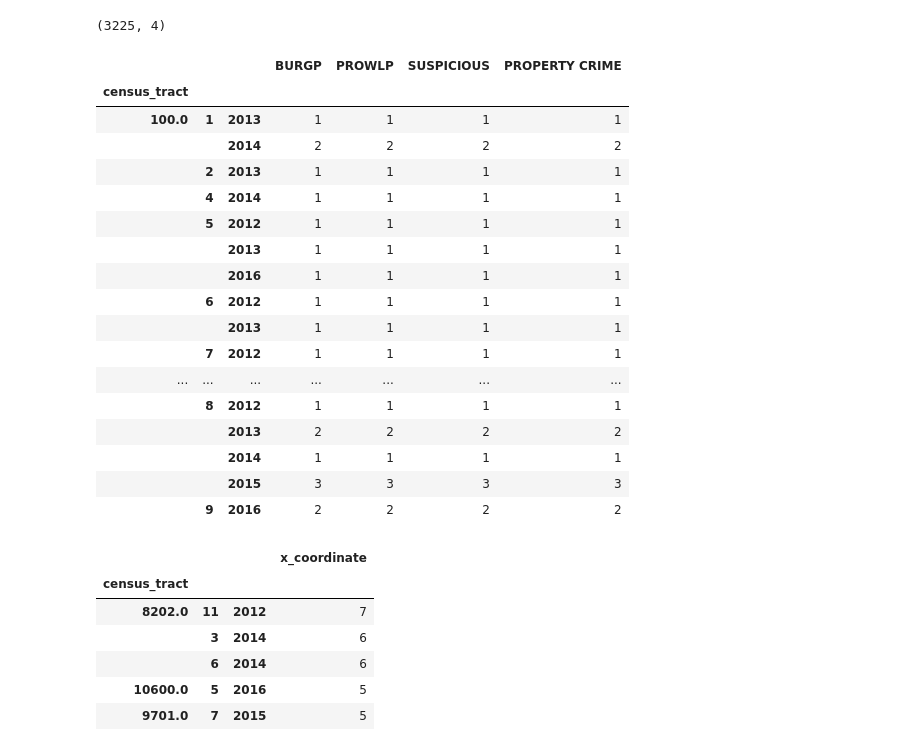
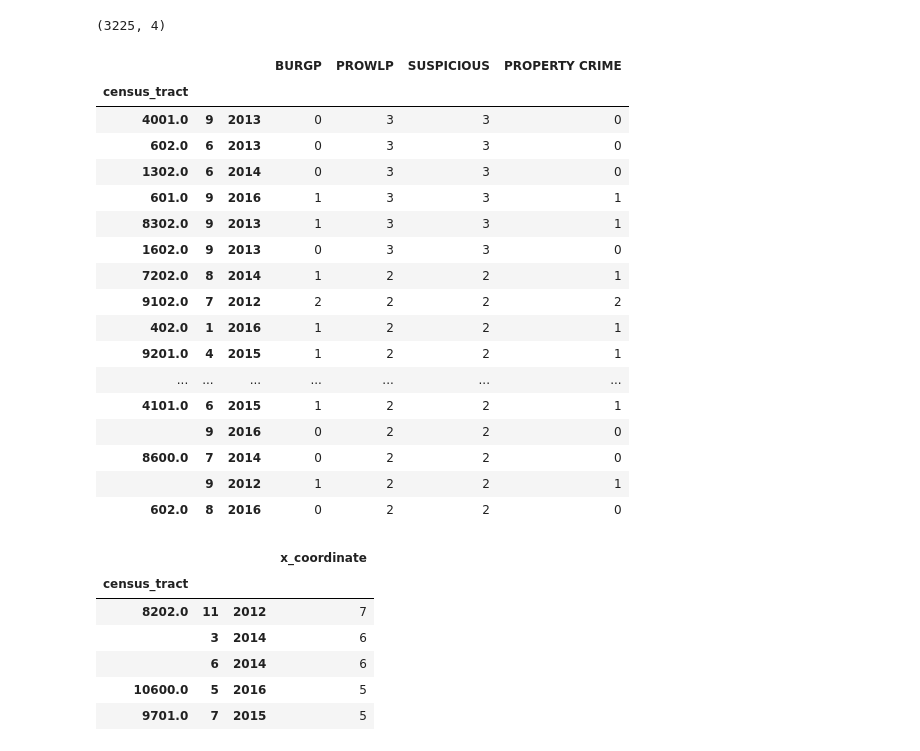
Before and after one commit to joniec/crime_forecasting_challenge, a Jupyter notebook: notebooks/exploratory/Burglary.ipynb, the cells around one changed output. Cells and saved outputs as stored; diff of their text form; code cells hidden in the pictures.

```diff
--- a/notebooks/exploratory/Burglary.ipynb
+++ b/notebooks/exploratory/Burglary.ipynb
@@ -112,7 +112,7 @@ crimes_features.head(3)
 | 2012-03-15 | 7650823 | 670782.0 | 200.0 | 0 | 1 | 1 | 0 |
 | 2012-03-15 | 7653382 | 698949.0 | 3602.0 | 0 | 1 | 1 | 0 |
 # %%
-crimes_features_aggregated = crimes_features.groupby(['census_tract',crimes_features.index.month, crimes_features.index.year]).agg('count')
+crimes_features_aggregated = crimes_features.groupby(['census_tract',crimes_features.index.month, crimes_features.index.year]).agg('sum')
 crimes_features_aggregated_clean = crimes_features_aggregated.drop(['x_coordinate', 'y_coordinate'], 1)
 crimes_features_aggregated_clean.head()
 crimes_features_aggregated_clean.shape
@@ -123,26 +123,26 @@ crimes_features_aggregated_clean.shape
 # %% [output]
 (3225, 4)
 # %%
-crimes_features_aggregated_clean.head(50)
+crimes_features_aggregated_clean.sort_values(by='PROWLP', ascending=False).head(50)
 # %% [output]
 |  |  |  | BURGP | PROWLP | SUSPICIOUS | PROPERTY CRIME |
 | census_tract |  |  |  |  |  |  |
-| 100.0 | 1 | 2013 | 1 | 1 | 1 | 1 |
-|  |  | 2014 | 2 | 2 | 2 | 2 |
-|  | 2 | 2013 | 1 | 1 | 1 | 1 |
-|  | 4 | 2014 | 1 | 1 | 1 | 1 |
-|  | 5 | 2012 | 1 | 1 | 1 | 1 |
-|  |  | 2013 | 1 | 1 | 1 | 1 |
-|  |  | 2016 | 1 | 1 | 1 | 1 |
-|  | 6 | 2012 | 1 | 1 | 1 | 1 |
-|  |  | 2013 | 1 | 1 | 1 | 1 |
-|  | 7 | 2012 | 1 | 1 | 1 | 1 |
+| 4001.0 | 9 | 2013 | 0 | 3 | 3 | 0 |
+| 602.0 | 6 | 2013 | 0 | 3 | 3 | 0 |
+| 1302.0 | 6 | 2014 | 0 | 3 | 3 | 0 |
+| 601.0 | 9 | 2016 | 1 | 3 | 3 | 1 |
+| 8302.0 | 9 | 2013 | 1 | 3 | 3 | 1 |
+| 1602.0 | 9 | 2013 | 0 | 3 | 3 | 0 |
+| 7202.0 | 8 | 2014 | 1 | 2 | 2 | 1 |
+| 9102.0 | 7 | 2012 | 2 | 2 | 2 | 2 |
+| 402.0 | 1 | 2016 | 1 | 2 | 2 | 1 |
+| 9201.0 | 4 | 2015 | 1 | 2 | 2 | 1 |
 | ... | ... | ... | ... | ... | ... | ... |
-|  | 8 | 2012 | 1 | 1 | 1 | 1 |
-|  |  | 2013 | 2 | 2 | 2 | 2 |
-|  |  | 2014 | 1 | 1 | 1 | 1 |
-|  |  | 2015 | 3 | 3 | 3 | 3 |
-|  | 9 | 2016 | 2 | 2 | 2 | 2 |
+| 4101.0 | 6 | 2015 | 1 | 2 | 2 | 1 |
+|  | 9 | 2016 | 0 | 2 | 2 | 0 |
+| 8600.0 | 7 | 2014 | 0 | 2 | 2 | 0 |
+|  | 9 | 2012 | 1 | 2 | 2 | 1 |
+| 602.0 | 8 | 2016 | 0 | 2 | 2 | 0 |
 # %%
 df_crimes_features_agg = crimes_features_aggregated.to_frame()
 df_crimes_features_agg = df_crimes_features_agg.rename(columns = {'x_coordinate':'num_crimes'})
```
